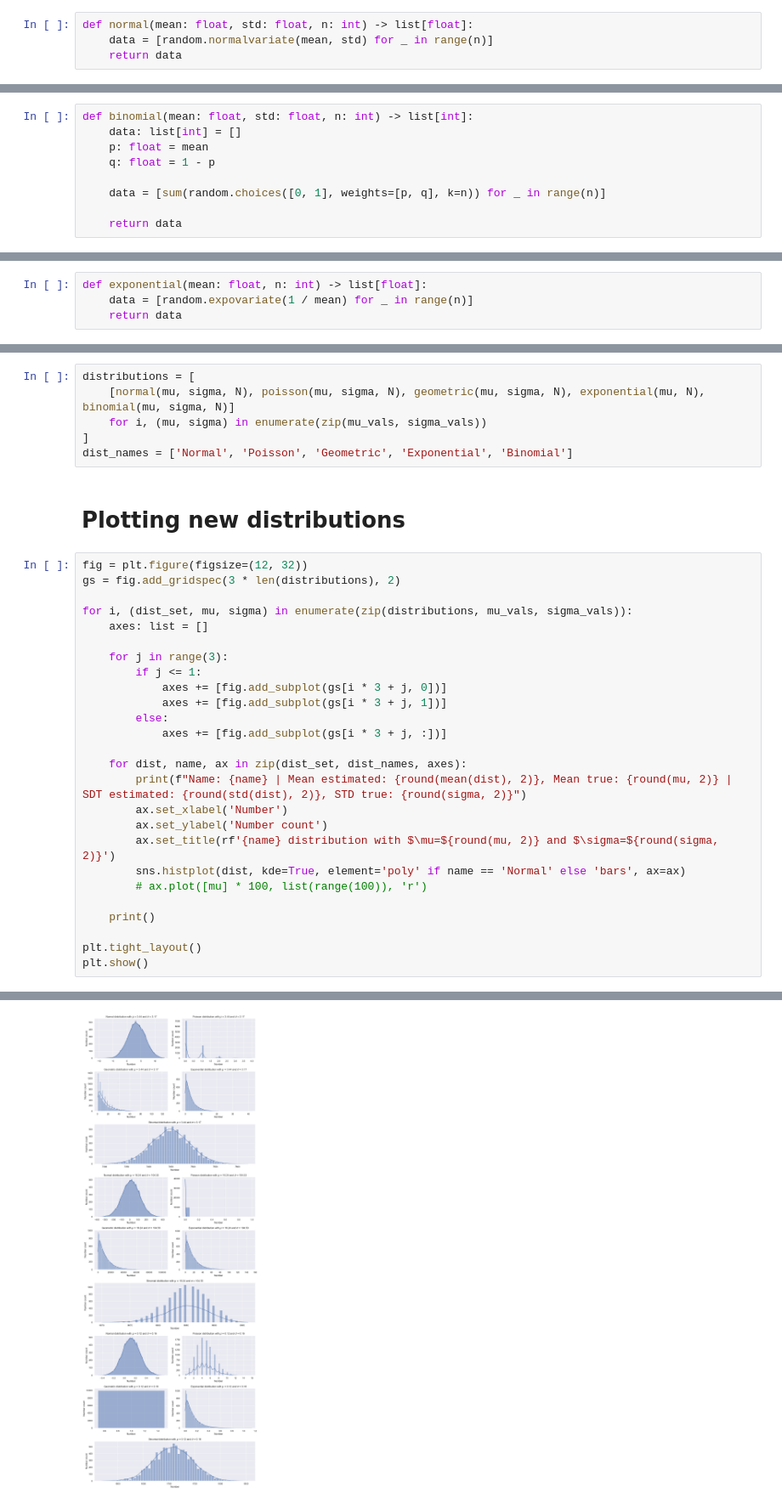
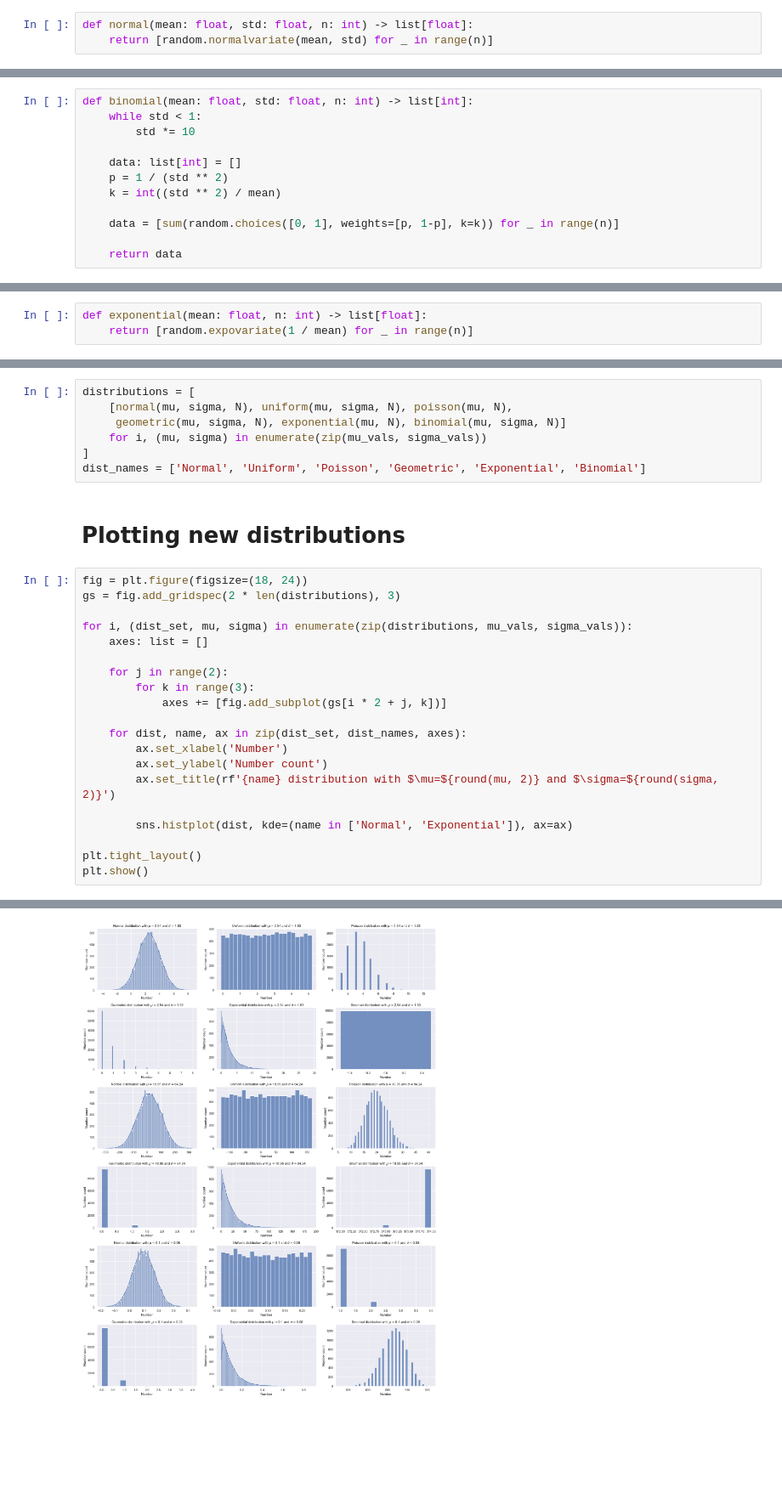
Before and after one commit to nhsjdiwlcnsv/EDA-Labs, a Jupyter notebook: lab1.ipynb, the cells around one changed output, grey strips where cells are left out. Shown: that part at 85% size. Drawn from its saved outputs; the diff is of its cells as text; blank space fills up the shorter version.

```diff
--- a/lab1.ipynb
+++ b/lab1.ipynb
@@ -104,8 +111,7 @@ plt.show()
 ## Normal distribution
 # %%
 def normal(mean: float, std: float, n: int) -> list[float]:
-    data = [random.normalvariate(mean, std) for _ in range(n)]
-    return data
+    return [random.normalvariate(mean, std) for _ in range(n)]
 # %% [markdown]
 ## Geometric
 # %%
@@ -153,19 +161,21 @@ def uniform(mean: float, std: float, n: int) -> list[float]:
 ## Binomial
 # %%
 def binomial(mean: float, std: float, n: int) -> list[int]:
+    while std < 1:
+        std *= 10
+
     data: list[int] = []
-    p: float = mean
-    q: float = 1 - p
+    p = 1 / (std ** 2)
+    k = int((std ** 2) / mean)
 
-    data = [sum(random.choices([0, 1], weights=[p, q], k=n)) for _ in range(n)]
+    data = [sum(random.choices([0, 1], weights=[p, 1-p], k=k)) for _ in range(n)]
 
     return data
 # %% [markdown]
 ## Exponential
 # %%
 def exponential(mean: float, n: int) -> list[float]:
-    data = [random.expovariate(1 / mean) for _ in range(n)]
-    return data
+    return [random.expovariate(1 / mean) for _ in range(n)]
 # %% [markdown]
 # Calculating $\mu$ and $\sigma$ for each dataset and generating new distributions
 # %%
@@ -174,35 +184,30 @@ sigma_vals = list(map(std, [df1, df2, df3]))
 N: int = 10000
 # %%
 distributions = [
-    [normal(mu, sigma, N), poisson(mu, sigma, N), geometric(mu, sigma, N), exponential(mu, N), binomial(mu, sigma, N)]
+    [normal(mu, sigma, N), uniform(mu, sigma, N), poisson(mu, N),
+     geometric(mu, sigma, N), exponential(mu, N), binomial(mu, sigma, N)]
     for i, (mu, sigma) in enumerate(zip(mu_vals, sigma_vals))
 ]
-dist_names = ['Normal', 'Poisson', 'Geometric', 'Exponential', 'Binomial']
+dist_names = ['Normal', 'Uniform', 'Poisson', 'Geometric', 'Exponential', 'Binomial']
 # %% [markdown]
 # Plotting new distributions
 # %%
-fig = plt.figure(figsize=(12, 32))
-gs = fig.add_gridspec(3 * len(distributions), 2)
+fig = plt.figure(figsize=(18, 24))
+gs = fig.add_gridspec(2 * len(distributions), 3)
 
 for i, (dist_set, mu, sigma) in enumerate(zip(distributions, mu_vals, sigma_vals)):
     axes: list = []
 
-    for j in range(3):
-        if j <= 1:
-            axes += [fig.add_subplot(gs[i * 3 + j, 0])]
-            axes += [fig.add_subplot(gs[i * 3 + j, 1])]
-        else:
-            axes += [fig.add_subplot(gs[i * 3 + j, :])]
+    for j in range(2):
+        for k in range(3):
+            axes += [fig.add_subplot(gs[i * 2 + j, k])]
 
     for dist, name, ax in zip(dist_set, dist_names, axes):
-        print(f"Name: {name} | Mean estimated: {round(mean(dist), 2)}, Mean true: {round(mu, 2)} | SDT estimated: {round(std(dist), 2)}, STD true: {round(sigma, 2)}")
         ax.set_xlabel('Number')
         ax.set_ylabel('Number count')
         ax.set_title(rf'{name} distribution with $\mu=${round(mu, 2)} and $\sigma=${round(sigma, 2)}')
-        sns.histplot(dist, kde=True, element='poly' if name == 'Normal' else 'bars', ax=ax)
-        # ax.plot([mu] * 100, list(range(100)), 'r')
 
-    print()
+        sns.histplot(dist, kde=(name in ['Normal', 'Exponential']), ax=ax)
 
 plt.tight_layout()
 plt.show()
@@ -227 +215 @@ Name: Binomial | Mean estimated: 1708.1, Mean true: 0.12 | SDT estimated: 37.71,
-[figure, old version]
+[figure, new version]
```
Also changed, not shown: parts of 7 cells of this notebook.
